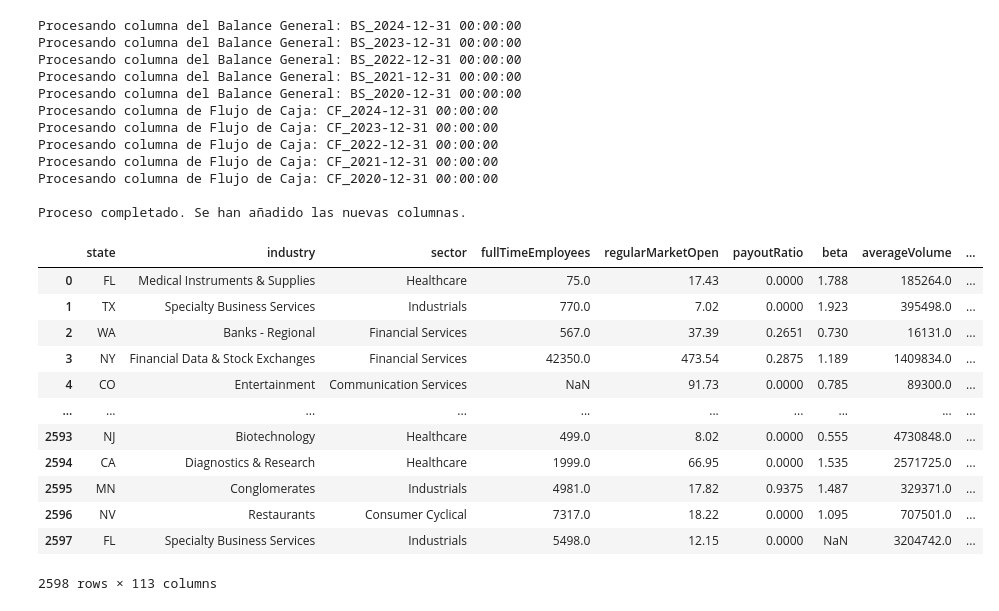
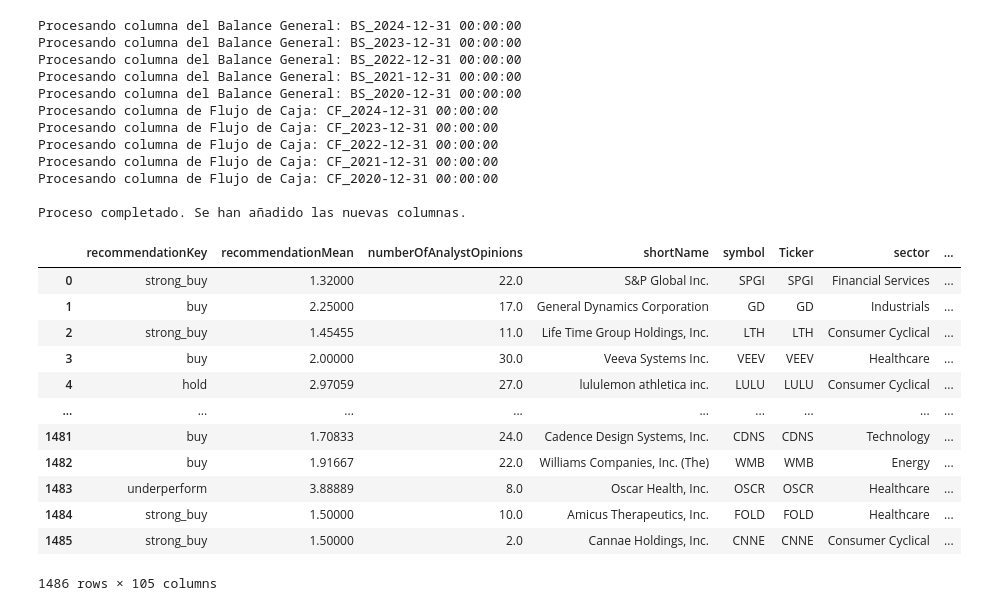
Before and after one commit to SergioBeamonte/Machine-Learning, a Jupyter notebook: clean_data.ipynb, the cells around one changed output. Drawn from its saved outputs; the diff is of its cells as text; code cells hidden in the pictures.

Commit message:
compleated cleaning data

```diff
--- a/clean_data.ipynb
+++ b/clean_data.ipynb
@@ -85,0 +210,2 @@ df
+# %%
+df_1 = df_1[columns_1].copy()
@@ -85,0 +229,2 @@ df
+# %%
+df_1 = df_1.drop(columns=['averageAnalystRating', 'enterpriseToEbitda', 'earningsQuarterlyGrowth', 'dividendYield', 'trailingPE', 'debtToEquity']).copy()
@@ -85,0 +294,4 @@ df
+# %%
+df_2 = pd.merge(df_1, df_backup_for_2, on='Ticker', how='inner')
+df_2.dropna(inplace=False)
+df_2
@@ -179,7 +405,7 @@ def process_financial_data(df):
     print("\nProceso completado. Se han añadido las nuevas columnas.")
     return df
 # %%
-df_procesado = process_financial_data(df)
+df_2 = process_financial_data(df_2)
 # %% [output]
 Procesando columna del Balance General: BS_2024-12-31 00:00:00
 Procesando columna del Balance General: BS_2023-12-31 00:00:00
@@ -194,18 +420,18 @@ Procesando columna de Flujo de Caja: CF_2020-12-31 00:00:00
 
 Proceso completado. Se han añadido las nuevas columnas.
 # %%
-df_procesado
+df_2
 # %% [output]
-|  | state | industry | sector | fullTimeEmployees | regularMarketOpen | payoutRatio | beta | averageVolume | ... |
-| 0 | FL | Medical Instruments & Supplies | Healthcare | 75.0 | 17.43 | 0.0000 | 1.788 | 185264.0 | ... |
-| 1 | TX | Specialty Business Services | Industrials | 770.0 | 7.02 | 0.0000 | 1.923 | 395498.0 | ... |
-| 2 | WA | Banks - Regional | Financial Services | 567.0 | 37.39 | 0.2651 | 0.730 | 16131.0 | ... |
-| 3 | NY | Financial Data & Stock Exchanges | Financial Services | 42350.0 | 473.54 | 0.2875 | 1.189 | 1409834.0 | ... |
-| 4 | CO | Entertainment | Communication Services | NaN | 91.73 | 0.0000 | 0.785 | 89300.0 | ... |
-| ... | ... | ... | ... | ... | ... | ... | ... | ... | ... |
-| 2593 | NJ | Biotechnology | Healthcare | 499.0 | 8.02 | 0.0000 | 0.555 | 4730848.0 | ... |
-| 2594 | CA | Diagnostics & Research | Healthcare | 1999.0 | 66.95 | 0.0000 | 1.535 | 2571725.0 | ... |
-| 2595 | MN | Conglomerates | Industrials | 4981.0 | 17.82 | 0.9375 | 1.487 | 329371.0 | ... |
-| 2596 | NV | Restaurants | Consumer Cyclical | 7317.0 | 18.22 | 0.0000 | 1.095 | 707501.0 | ... |
-| 2597 | FL | Specialty Business Services | Industrials | 5498.0 | 12.15 | 0.0000 | NaN | 3204742.0 | ... |
+|  | recommendationKey | recommendationMean | numberOfAnalystOpinions | shortName | symbol | Ticker | sector | ... |
+| 0 | strong_buy | 1.32000 | 22.0 | S&P Global Inc. | SPGI | SPGI | Financial Services | ... |
+| 1 | buy | 2.25000 | 17.0 | General Dynamics Corporation | GD | GD | Industrials | ... |
+| 2 | strong_buy | 1.45455 | 11.0 | Life Time Group Holdings, Inc. | LTH | LTH | Consumer Cyclical | ... |
+| 3 | buy | 2.00000 | 30.0 | Veeva Systems Inc. | VEEV | VEEV | Healthcare | ... |
+| 4 | hold | 2.97059 | 27.0 | lululemon athletica inc. | LULU | LULU | Consumer Cyclical | ... |
+| ... | ... | ... | ... | ... | ... | ... | ... | ... |
+| 1481 | buy | 1.70833 | 24.0 | Cadence Design Systems, Inc. | CDNS | CDNS | Technology | ... |
+| 1482 | buy | 1.91667 | 22.0 | Williams Companies, Inc. (The) | WMB | WMB | Energy | ... |
+| 1483 | underperform | 3.88889 | 8.0 | Oscar Health, Inc. | OSCR | OSCR | Healthcare | ... |
+| 1484 | strong_buy | 1.50000 | 10.0 | Amicus Therapeutics, Inc. | FOLD | FOLD | Healthcare | ... |
+| 1485 | strong_buy | 1.50000 | 2.0 | Cannae Holdings, Inc. | CNNE | CNNE | Consumer Cyclical | ... |
-2598 rows × 113 columns
+1486 rows × 105 columns
```
Also changed, not shown: parts of 19 cells of this notebook, 5 other files.
